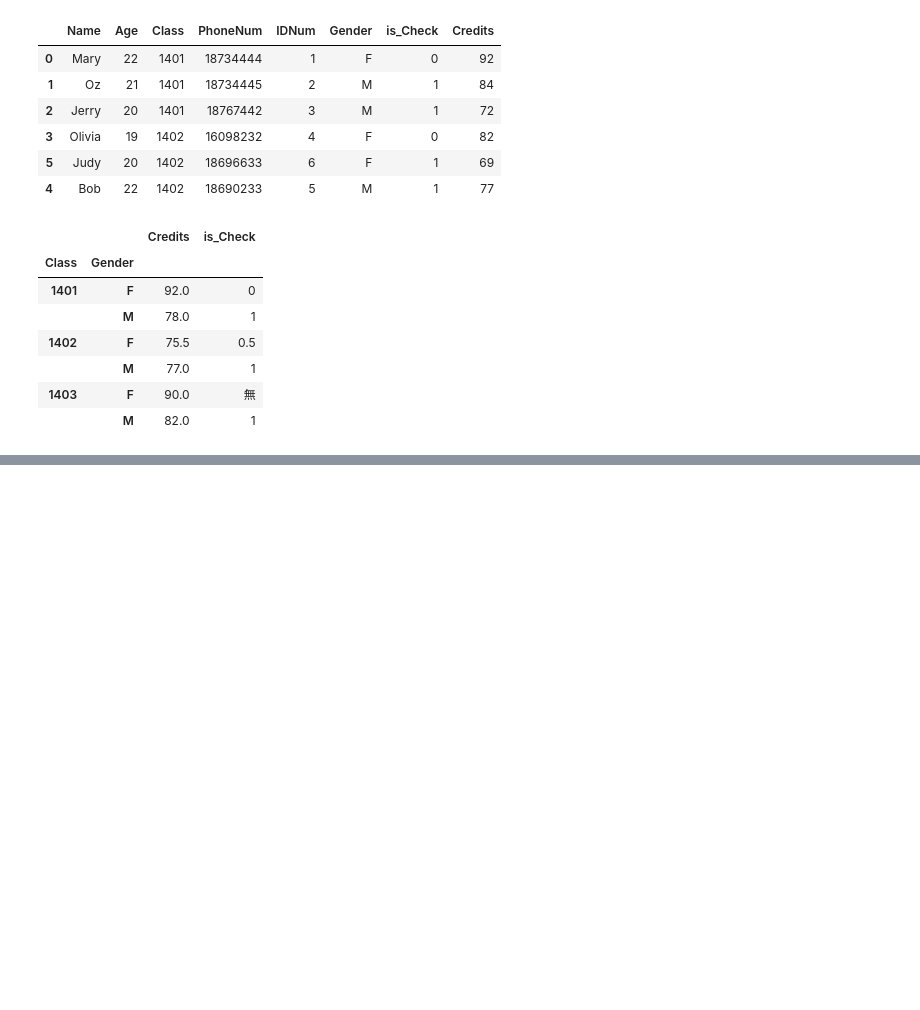
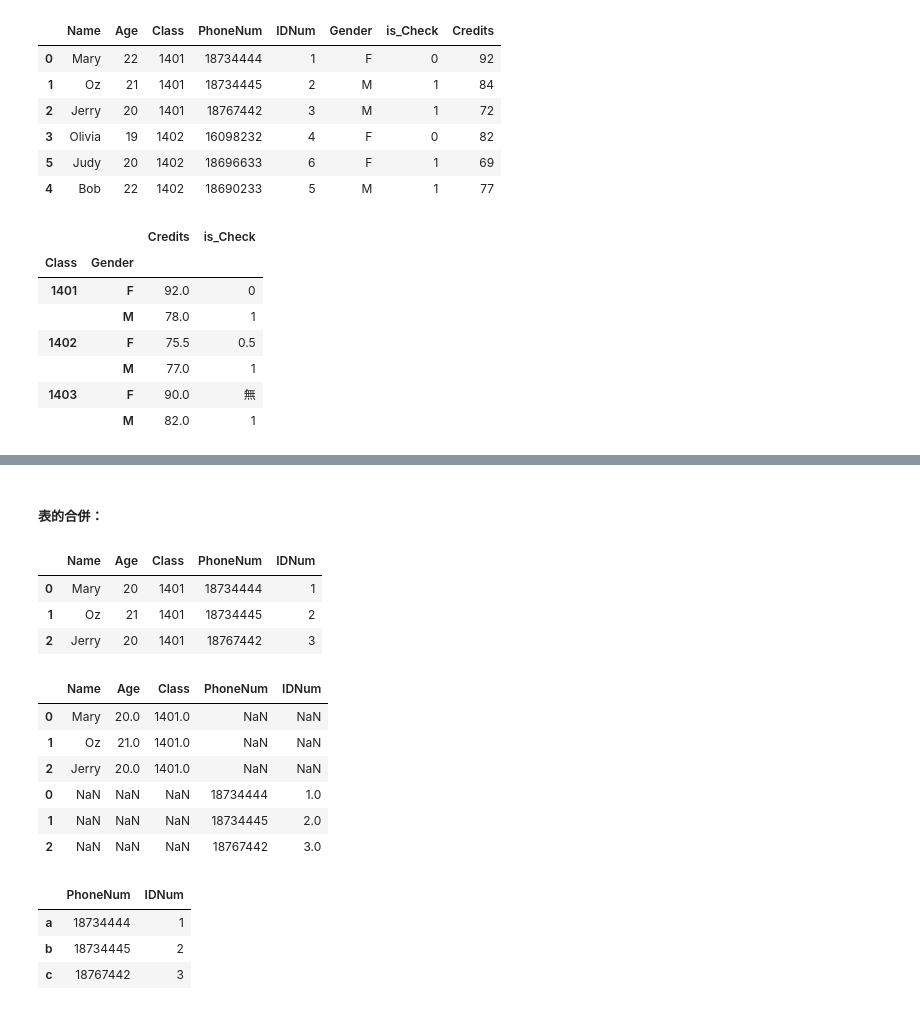
Before and after one commit to oz1n/gitfirst, a Jupyter notebook: pandas/Pandasex.ipynb, the cells around one changed output, grey strips where cells are left out. Drawn from its saved outputs; the diff is of its cells as text; code cells hidden in the pictures; blank space fills up the shorter version.

```diff
--- a/pandas/Pandasex.ipynb
+++ b/pandas/Pandasex.ipynb
@@ -709,0 +754,32 @@ pd.pivot_table(df, index = ["Class","Gender"], values = ["Credits","is_Check"],
+# %% [markdown]
+##### 表的合併：
+# %%
+df_p1 = pd.DataFrame(columns = ['Name', 'Age', 'Class'], data = [['Mary', 20, 1401], ['Oz', 21, 1401],['Jerry', 20, 1401]])
+# %%
+df_p2 = pd.DataFrame(columns = ['PhoneNum', 'IDNum'], data = [['18734444', 1], ['18734445', 2],['18767442', 3]])
+# %%
+ pd.concat([df_p1, df_p2], axis = 1)  #橫向合併表格
+# %% [output]
+|  | Name | Age | Class | PhoneNum | IDNum |
+| 0 | Mary | 20 | 1401 | 18734444 | 1 |
+| 1 | Oz | 21 | 1401 | 18734445 | 2 |
+| 2 | Jerry | 20 | 1401 | 18767442 | 3 |
+# %%
+pd.concat([df_p1, df_p2], axis = 0)  #縱向合併表格
+# %% [output]
+|  | Name | Age | Class | PhoneNum | IDNum |
+| 0 | Mary | 20.0 | 1401.0 | NaN | NaN |
+| 1 | Oz | 21.0 | 1401.0 | NaN | NaN |
+| 2 | Jerry | 20.0 | 1401.0 | NaN | NaN |
+| 0 | NaN | NaN | NaN | 18734444 | 1.0 |
+| 1 | NaN | NaN | NaN | 18734445 | 2.0 |
+| 2 | NaN | NaN | NaN | 18767442 | 3.0 |
+# %%
+p2_index = pd.Series(['a', 'b', 'c'])
+df_p2 = df_p2.set_index(p2_index)
+df_p2
+# %% [output]
+|  | PhoneNum | IDNum |
+| a | 18734444 | 1 |
+| b | 18734445 | 2 |
+| c | 18767442 | 3 |
```
Also changed, not shown: parts of 23 cells of this notebook.
